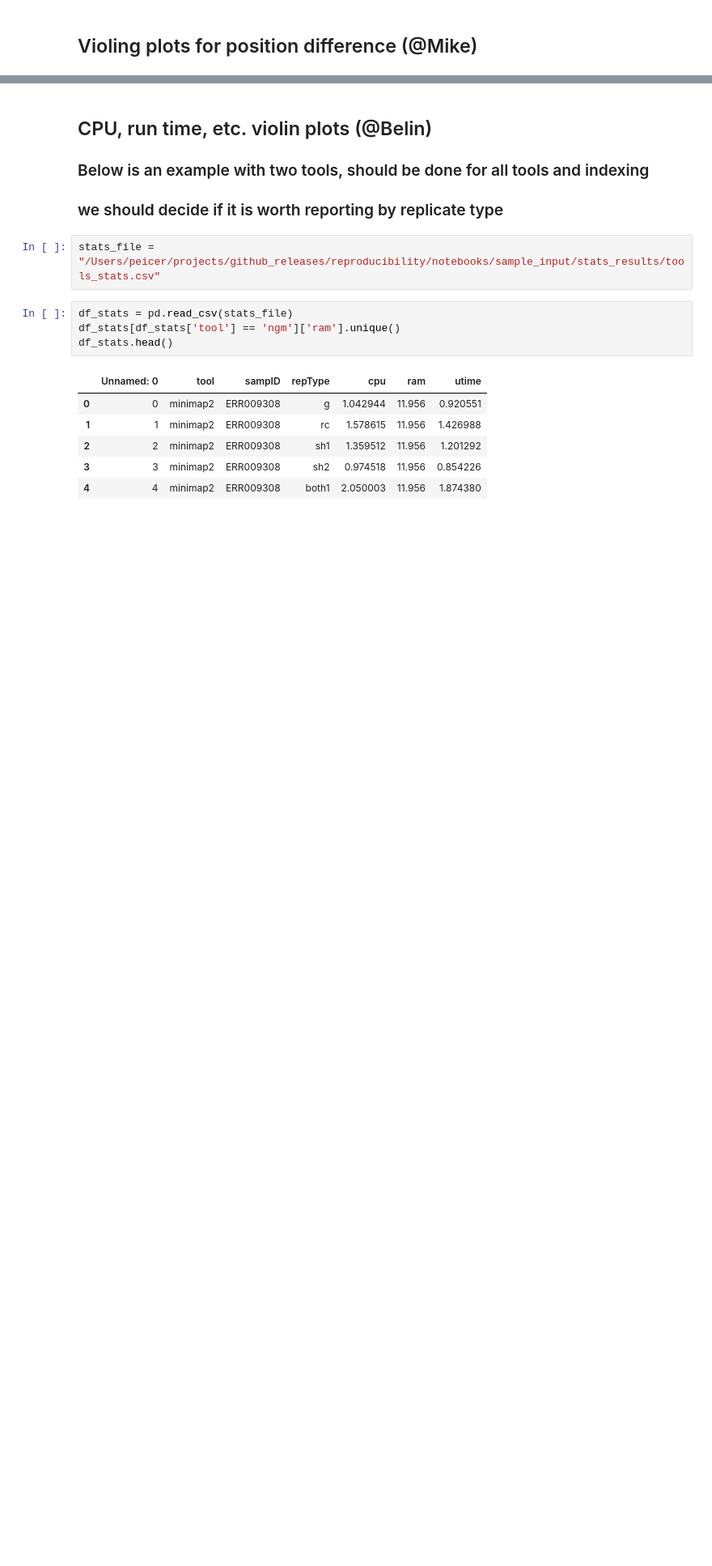
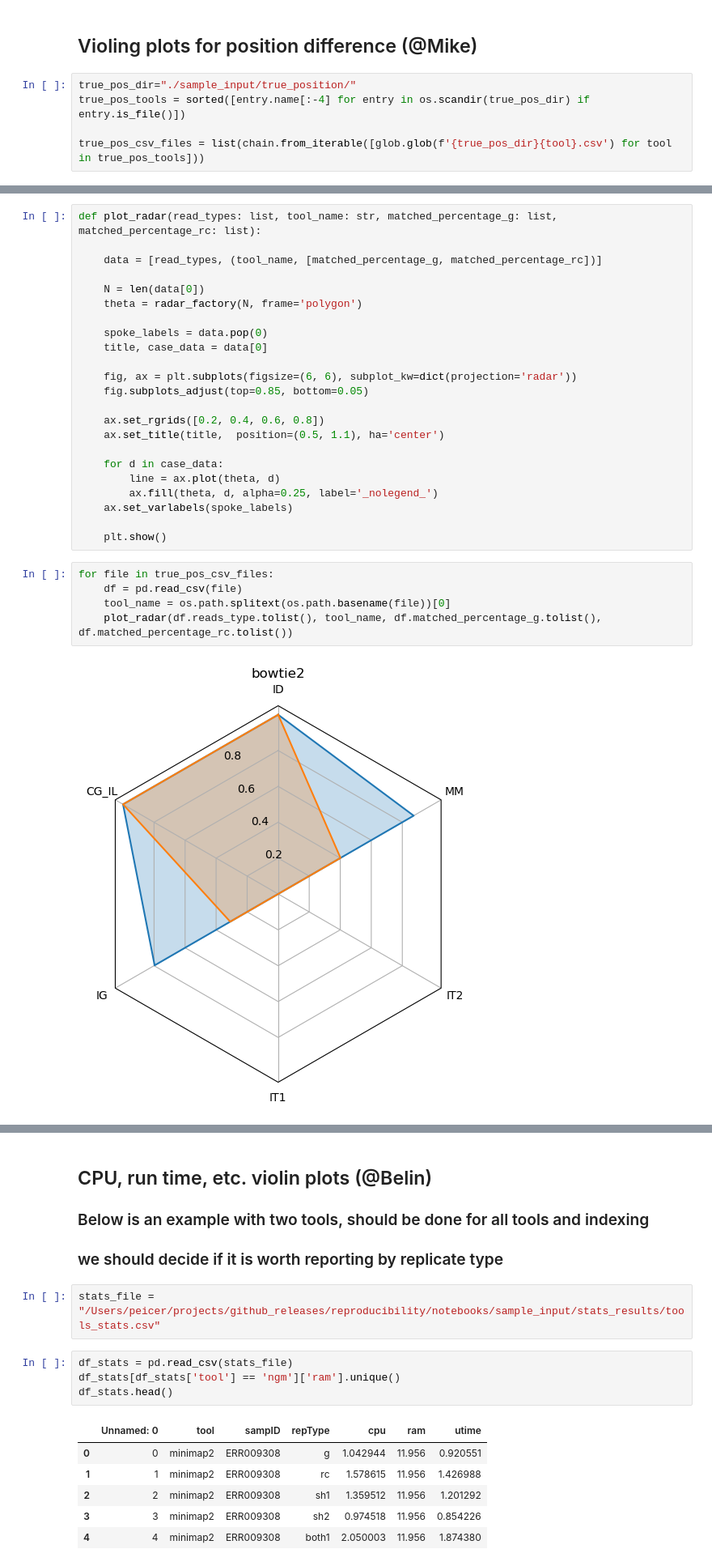
Before and after one commit to cbg-ethz/GenoRepro, a Jupyter notebook: notebooks/reproducibility_assessment.ipynb, the cells around one changed output, grey strips where cells are left out. Shown at 81% size. Drawn from its saved outputs; the diff is of its cells as text; blank space fills up the shorter version.

```diff
--- a/notebooks/reproducibility_assessment.ipynb
+++ b/notebooks/reproducibility_assessment.ipynb
@@ -199,2 +239,7 @@ array(['Total_reads', 'Mapped_reads', 'Unambigous_type1',
 # %% [markdown]
 ## Violing plots for position difference (@Mike)
+# %%
+true_pos_dir="./sample_input/true_position/"
+true_pos_tools = sorted([entry.name[:-4] for entry in os.scandir(true_pos_dir) if entry.is_file()])
+
+true_pos_csv_files = list(chain.from_iterable([glob.glob(f'{true_pos_dir}{tool}.csv') for tool in true_pos_tools]))
@@ -200,0 +345,30 @@ array(['Total_reads', 'Mapped_reads', 'Unambigous_type1',
+# %%
+def plot_radar(read_types: list, tool_name: str, matched_percentage_g: list, matched_percentage_rc: list):
+
+    data = [read_types, (tool_name, [matched_percentage_g, matched_percentage_rc])]
+
+    N = len(data[0])
+    theta = radar_factory(N, frame='polygon')
+
+    spoke_labels = data.pop(0)
+    title, case_data = data[0]
+
+    fig, ax = plt.subplots(figsize=(6, 6), subplot_kw=dict(projection='radar'))
+    fig.subplots_adjust(top=0.85, bottom=0.05)
+
+    ax.set_rgrids([0.2, 0.4, 0.6, 0.8])
+    ax.set_title(title,  position=(0.5, 1.1), ha='center')
+
+    for d in case_data:
+        line = ax.plot(theta, d)
+        ax.fill(theta, d, alpha=0.25, label='_nolegend_')
+    ax.set_varlabels(spoke_labels)
+
+    plt.show()
+# %%
+for file in true_pos_csv_files:
+    df = pd.read_csv(file)
+    tool_name = os.path.splitext(os.path.basename(file))[0]
+    plot_radar(df.reads_type.tolist(), tool_name, df.matched_percentage_g.tolist(), df.matched_percentage_rc.tolist())
+# %% [output]
+[figure, added]
```
Also changed, not shown: parts of 9 cells of this notebook, 10 other files.
